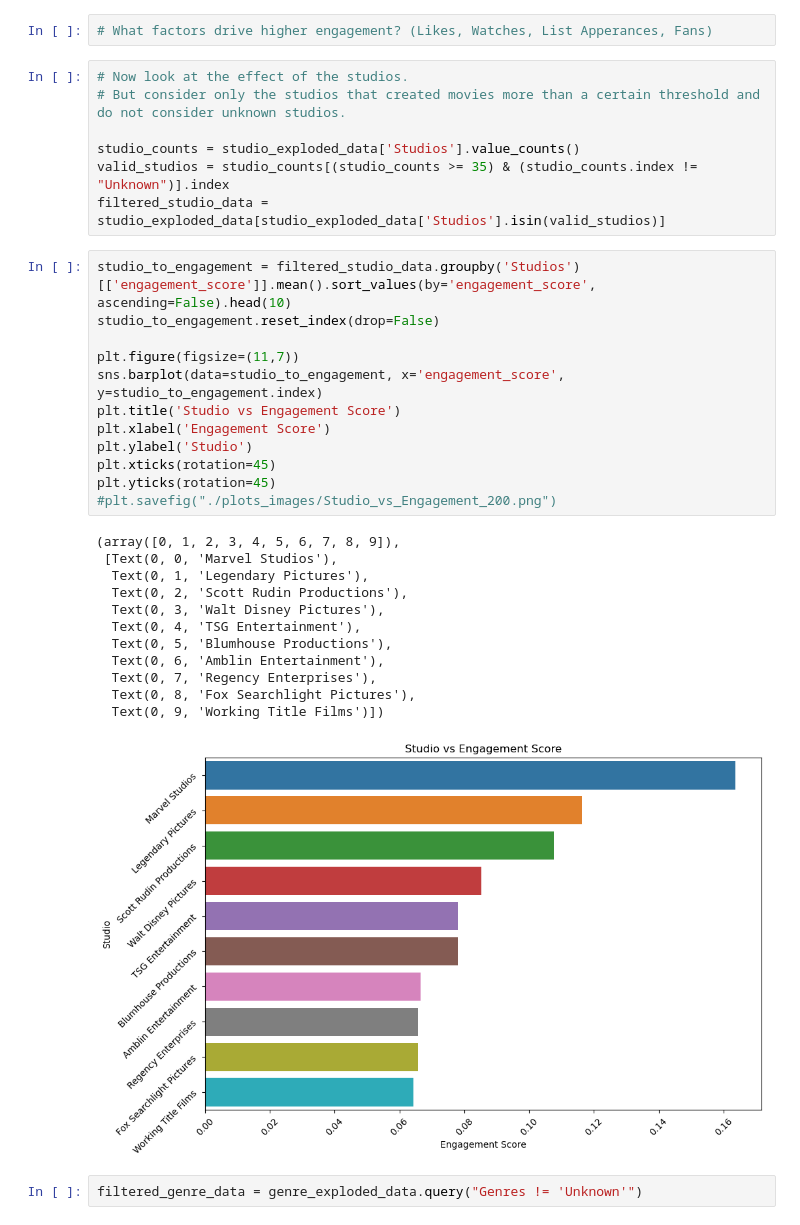
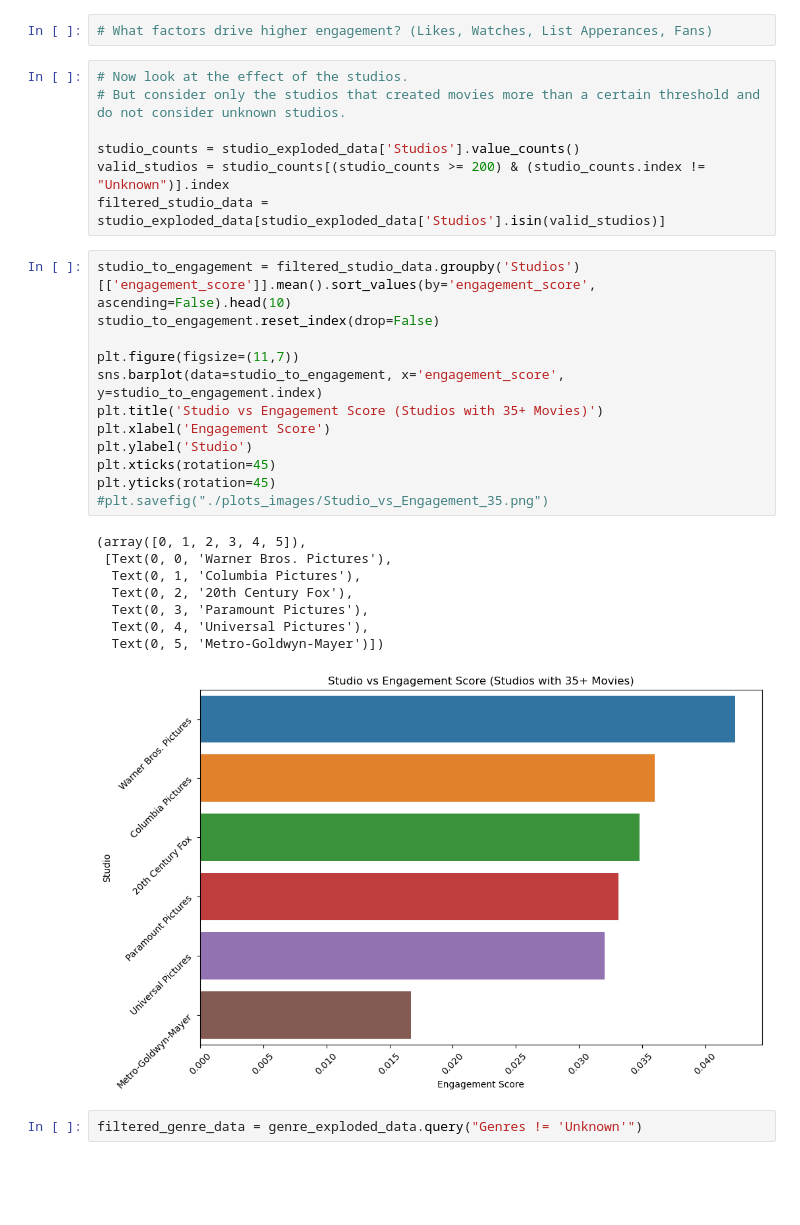
Before and after one commit to ali-dmr/letterboxd-data-analysis, a Jupyter notebook: Letterboxd_Data_Analysis.ipynb, the cells around one changed output. Saved outputs shown, nothing was run; the diff lists cells and outputs as text; blank space fills up the shorter version.

```diff
--- a/Letterboxd_Data_Analysis.ipynb
+++ b/Letterboxd_Data_Analysis.ipynb
@@ -184,33 +176,29 @@ plt.xticks(rotation=45)
 # But consider only the studios that created movies more than a certain threshold and do not consider unknown studios.
 
 studio_counts = studio_exploded_data['Studios'].value_counts()
-valid_studios = studio_counts[(studio_counts >= 35) & (studio_counts.index != "Unknown")].index
+valid_studios = studio_counts[(studio_counts >= 200) & (studio_counts.index != "Unknown")].index
 filtered_studio_data = studio_exploded_data[studio_exploded_data['Studios'].isin(valid_studios)]
 # %%
 studio_to_engagement = filtered_studio_data.groupby('Studios')[['engagement_score']].mean().sort_values(by='engagement_score', ascending=False).head(10)
 studio_to_engagement.reset_index(drop=False)
 
 plt.figure(figsize=(11,7))
 sns.barplot(data=studio_to_engagement, x='engagement_score', y=studio_to_engagement.index)
-plt.title('Studio vs Engagement Score')
+plt.title('Studio vs Engagement Score (Studios with 35+ Movies)')
 plt.xlabel('Engagement Score')
 plt.ylabel('Studio')
 plt.xticks(rotation=45)
 plt.yticks(rotation=45)
-#plt.savefig("./plots_images/Studio_vs_Engagement_200.png")
+#plt.savefig("./plots_images/Studio_vs_Engagement_35.png")
 # %% [output]
-(array([0, 1, 2, 3, 4, 5, 6, 7, 8, 9]),
- [Text(0, 0, 'Marvel Studios'),
-  Text(0, 1, 'Legendary Pictures'),
-  Text(0, 2, 'Scott Rudin Productions'),
-  Text(0, 3, 'Walt Disney Pictures'),
-  Text(0, 4, 'TSG Entertainment'),
-  Text(0, 5, 'Blumhouse Productions'),
-  Text(0, 6, 'Amblin Entertainment'),
-  Text(0, 7, 'Regency Enterprises'),
-  Text(0, 8, 'Fox Searchlight Pictures'),
-  Text(0, 9, 'Working Title Films')])
+(array([0, 1, 2, 3, 4, 5]),
+ [Text(0, 0, 'Warner Bros. Pictures'),
+  Text(0, 1, 'Columbia Pictures'),
+  Text(0, 2, '20th Century Fox'),
+  Text(0, 3, 'Paramount Pictures'),
+  Text(0, 4, 'Universal Pictures'),
+  Text(0, 5, 'Metro-Goldwyn-Mayer')])
-[figure, old version]
+[figure, new version]
 # %%
 filtered_genre_data = genre_exploded_data.query("Genres != 'Unknown'")
 # %%
```
Also changed, not shown: parts of 7 cells of this notebook, 9 other files.
